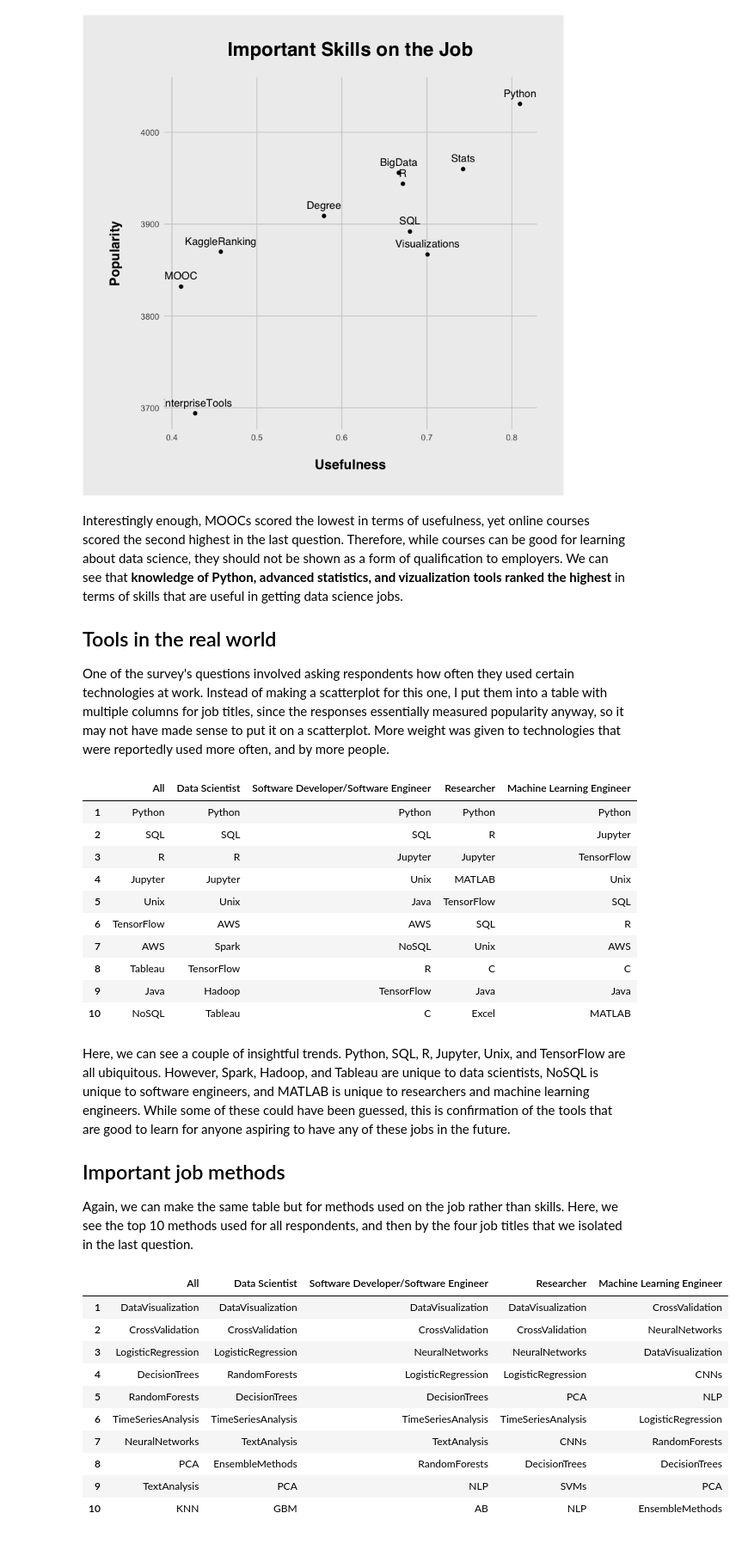
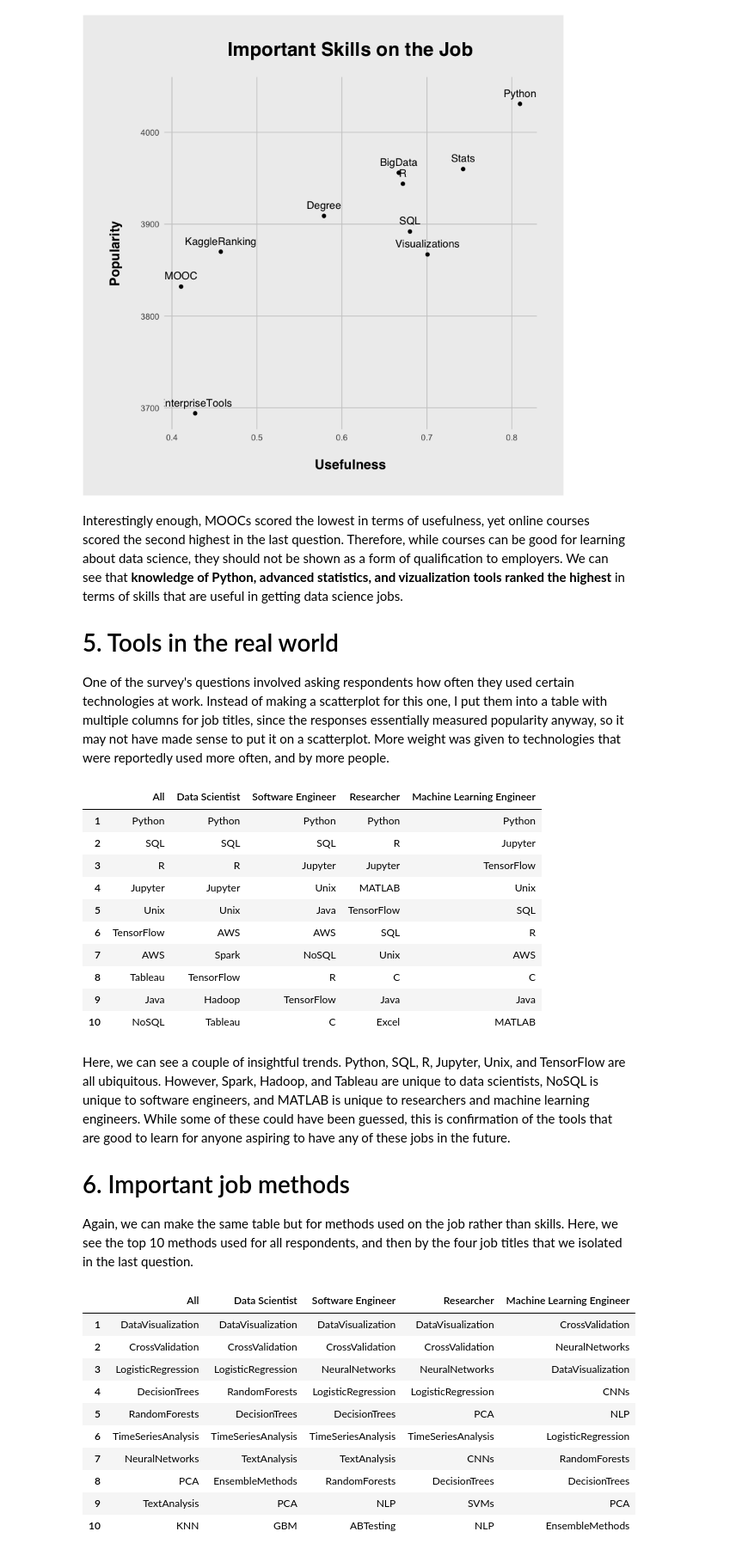
Before and after one commit to jackcook/kaggle-survey, a Jupyter notebook: analysis.ipynb, the cells around one changed output. Shown: that part at 86% size. Cells and saved outputs as stored; diff of their text form; code cells hidden in the pictures.

Commit message:
Rewrote introduction and added table of contents

```diff
--- a/analysis.ipynb
+++ b/analysis.ipynb
@@ -9,3 +30,5 @@ library(data.table)
 library(dplyr, warn.conflicts = FALSE)
 library(ggplot2)
 library(tibble)
+
+results <- as.tibble(suppressWarnings(fread("./data/multipleChoiceResponses.csV")))
@@ -16,2 +34,0 @@ I like using tibbles for large data frames, as they make it easier to view in th
-# %%
-results <- as.tibble(suppressWarnings(fread("./data/multipleChoiceResponses.csv")))
@@ -30 +40,15 @@ ncol(results)
+# %%
+results$CurrentJobTitleSelect[results$CurrentJobTitleSelect == "Software Developer/Software Engineer"] <- "Software Engineer"
+results$CurrentJobTitleSelect[results$CurrentJobTitleSelect == "Operations Research Practitioner"] <- "Operations Research"
+
+results$MajorSelect[results$MajorSelect == "Engineering (non-computer focused)"] <- "Engineering"
+results$MajorSelect[results$MajorSelect == "Information technology, networking, or system administration"] <- "Information technology"
+results$MajorSelect[results$MajorSelect == "Management information systems"] <- "Information systems"
+
+results_names <- names(results)
+results_names[results_names == "WorkMethodsFrequencyA/B"] <- "WorkMethodsFrequencyABTesting"
+results_names[results_names == "WorkMethodsFrequencyCross-Validation"] <- "WorkMethodsFrequencyCrossValidation"
+names(results) <- results_names
+
+results$JobSatisfaction <- suppressWarnings(as.numeric(substr(results$JobSatisfaction, start = 1, stop = 2)))
 # %% [markdown]
@@ -160,13 +186,14 @@ ggplot(scores_df, aes(x = Usefulness, y = Popularity)) +
 # %% [markdown]
 Interestingly enough, MOOCs scored the lowest in terms of usefulness, yet online courses scored the second highest in the last question. Therefore, while courses can be good for learning about data science, they should not be shown as a form of qualification to employers. We can see that **knowledge of Python, advanced statistics, and vizualization tools ranked the highest** in terms of skills that are useful in getting data science jobs.
 
-## Tools in the real world
+# 5. Tools in the real world
+<a id="tools_in_the_real_world"></a>
 
 One of the survey's questions involved asking respondents how often they used certain technologies at work. Instead of making a scatterplot for this one, I put them into a table with multiple columns for job titles, since the responses essentially measured popularity anyway, so it may not have made sense to put it on a scatterplot. More weight was given to technologies that were reportedly used more often, and by more people.
 # %%
 # Get all column names that begin with "WorkToolsFrequency" and end in a letter
 platforms <- grep("^WorkToolsFrequency.*[A-z]$", names(results), value=T)
-positions <- c("All", "Data Scientist", "Software Developer/Software Engineer", "Researcher", "Machine Learning Engineer")
+positions <- c("All", "Data Scientist", "Software Engineer", "Researcher", "Machine Learning Engineer")
 
 technologies <- matrix("", 10, length(positions))
 colnames(technologies) <- positions
@@ -210,7 +237,7 @@ for (position in positions) {
 
 technologies
 # %% [output]
-|  | All | Data Scientist | Software Developer/Software Engineer | Researcher | Machine Learning Engineer |
+|  | All | Data Scientist | Software Engineer | Researcher | Machine Learning Engineer |
 | 1 | Python | Python | Python | Python | Python |
 | 2 | SQL | SQL | SQL | R | Jupyter |
 | 3 | R | R | Jupyter | Jupyter | TensorFlow |
@@ -224,18 +251,14 @@ technologies
 # %% [markdown]
 Here, we can see a couple of insightful trends. Python, SQL, R, Jupyter, Unix, and TensorFlow are all ubiquitous. However, Spark, Hadoop, and Tableau are unique to data scientists, NoSQL is unique to software engineers, and MATLAB is unique to researchers and machine learning engineers. While some of these could have been guessed, this is confirmation of the tools that are good to learn for anyone aspiring to have any of these jobs in the future.
 
-## Important job methods
+# 6. Important job methods
+<a id="important_job_methods"></a>
 
 Again, we can make the same table but for methods used on the job rather than skills. Here, we see the top 10 methods used for all respondents, and then by the four job titles that we isolated in the last question.
 # %%
-results_names <- names(results)
-results_names[results_names == "WorkMethodsFrequencyA/B"] <- "WorkMethodsFrequencyAB"
-results_names[results_names == "WorkMethodsFrequencyCross-Validation"] <- "WorkMethodsFrequencyCrossValidation"
-names(results) <- results_names
-
 # Get all column names that begin with "WorkToolsFrequency" and end in a letter
 methods <- grep("^WorkMethodsFrequency.*[A-z]$", names(results), value=T)
-positions <- c("All", "Data Scientist", "Software Developer/Software Engineer", "Researcher", "Machine Learning Engineer")
+positions <- c("All", "Data Scientist", "Software Engineer", "Researcher", "Machine Learning Engineer")
 
 technologies <- matrix("", 10, length(positions))
 colnames(technologies) <- positions
@@ -252,34 +275,34 @@ for (position in positions) {
     } else {
         position_results <- results %>% filter(CurrentJobTitleSelect == position)
     }
 
     for (method in methods) {
         usefulness <- position_results %>%
             group_by_(method) %>%
             count()
 
         # Popularity = the number of people who responded to this question
         popularity <- usefulness[[2]][2] + usefulness[[2]][3] + usefulness[[2]][4] + usefulness[[2]][5]
 
         # Usefulness = a weighted average determining how much this tool was used
         score <- (usefulness[[2]][2] * 1 + usefulness[[2]][3] * 0.67 + usefulness[[2]][4] * 0.33 + usefulness[[2]][5] * 0) / popularity
 
         names <- c(names, as.character(gsub("WorkMethodsFrequency", "", method)))
         popularities <- c(popularities, popularity * score)
     }
 
     scores_df <- data.frame(
         Popularity = popularities,
         Name = names
     )
 
     technologies[, i] <- head(as.character((scores_df %>% arrange(desc(Popularity)))$Name), n = 10)
     i <- i + 1
 }
 
 technologies
 # %% [output]
-|  | All | Data Scientist | Software Developer/Software Engineer | Researcher | Machine Learning Engineer |
+|  | All | Data Scientist | Software Engineer | Researcher | Machine Learning Engineer |
 | 1 | DataVisualization | DataVisualization | DataVisualization | DataVisualization | CrossValidation |
 | 2 | CrossValidation | CrossValidation | CrossValidation | CrossValidation | NeuralNetworks |
 | 3 | LogisticRegression | LogisticRegression | NeuralNetworks | NeuralNetworks | DataVisualization |
@@ -289,7 +312,7 @@ technologies
 | 7 | NeuralNetworks | TextAnalysis | TextAnalysis | CNNs | RandomForests |
 | 8 | PCA | EnsembleMethods | RandomForests | DecisionTrees | DecisionTrees |
 | 9 | TextAnalysis | PCA | NLP | SVMs | PCA |
-| 10 | KNN | GBM | AB | NLP | EnsembleMethods |
+| 10 | KNN | GBM | ABTesting | NLP | EnsembleMethods |
 # %% [markdown]
 We can see a number of trends in this table as well. Everyone is using data visualization, cross validation, logistic regression, and decision trees. Natural language processing and neural networks are understandably used more often by machine learning engineers, while software engineers are the only job title where A/B testing made an appearance.
 
```
Also changed, not shown: parts of 20 cells of this notebook.
